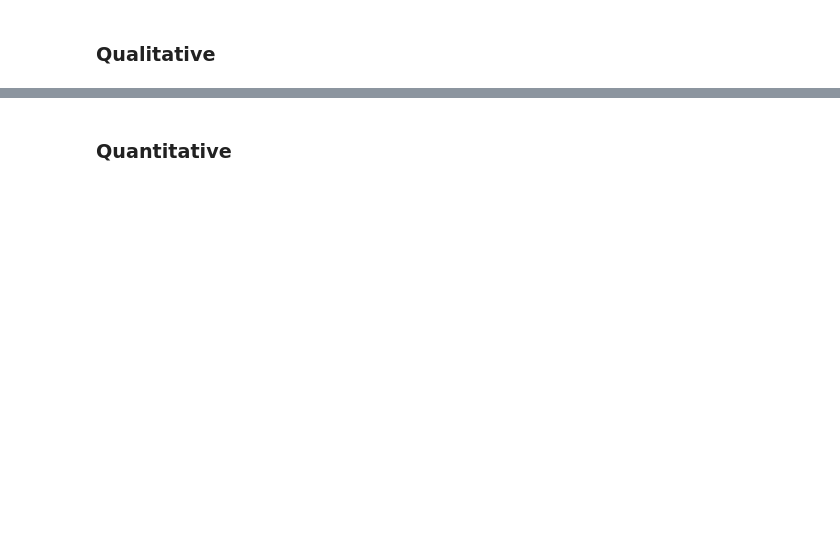
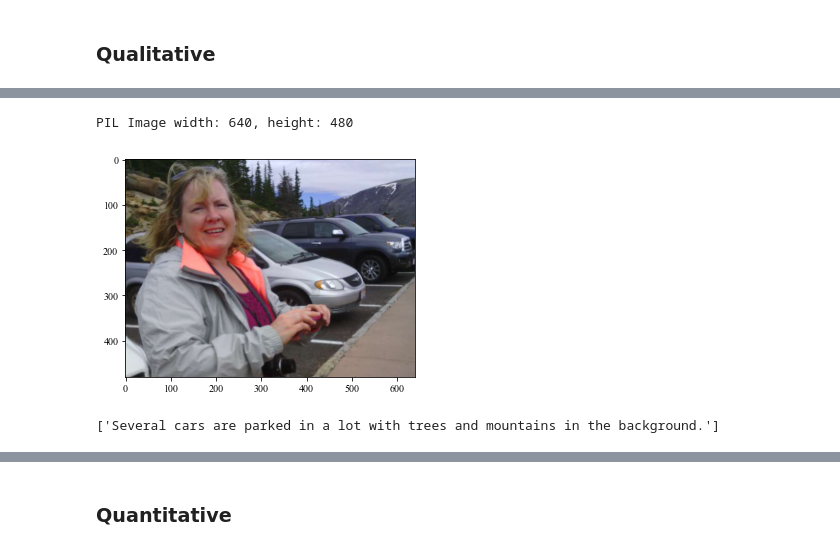
Before and after one commit to zdai257/EgoTransformer, a Jupyter notebook: zdData.ipynb, the cells around one changed output, grey strips where cells are left out. Cells and saved outputs as stored; diff of their text form; code cells hidden in the pictures; blank space fills up the shorter version.

```diff
--- a/zdData.ipynb
+++ b/zdData.ipynb
@@ -859,9 +873,13 @@ plt.show()
 # %%
 ### Load DeepDiary samples ###
 amt_data_dir = "/Users/zhuangzhuangdai/repos/EgoTransformer/images/amt_data"
 diary_file = join(amt_data_dir, 'amt_list.txt')
 
-diary_tuple = get_deepdiary(269, diary_file)
+diary_tuple = get_deepdiary(143, diary_file)
 sample_path = join(amt_data_dir, diary_tuple[2])
+# %% [output]
+PIL Image width: 640, height: 480
+[figure, added]
+['Several cars are parked in a lot with trees and mountains in the background.']
 # %%
 base_dict = predict_qualitative(config_t, sample_path, tags=None, checkpoint_path=baseline)
```
Also changed, not shown: parts of 20 cells of this notebook.
